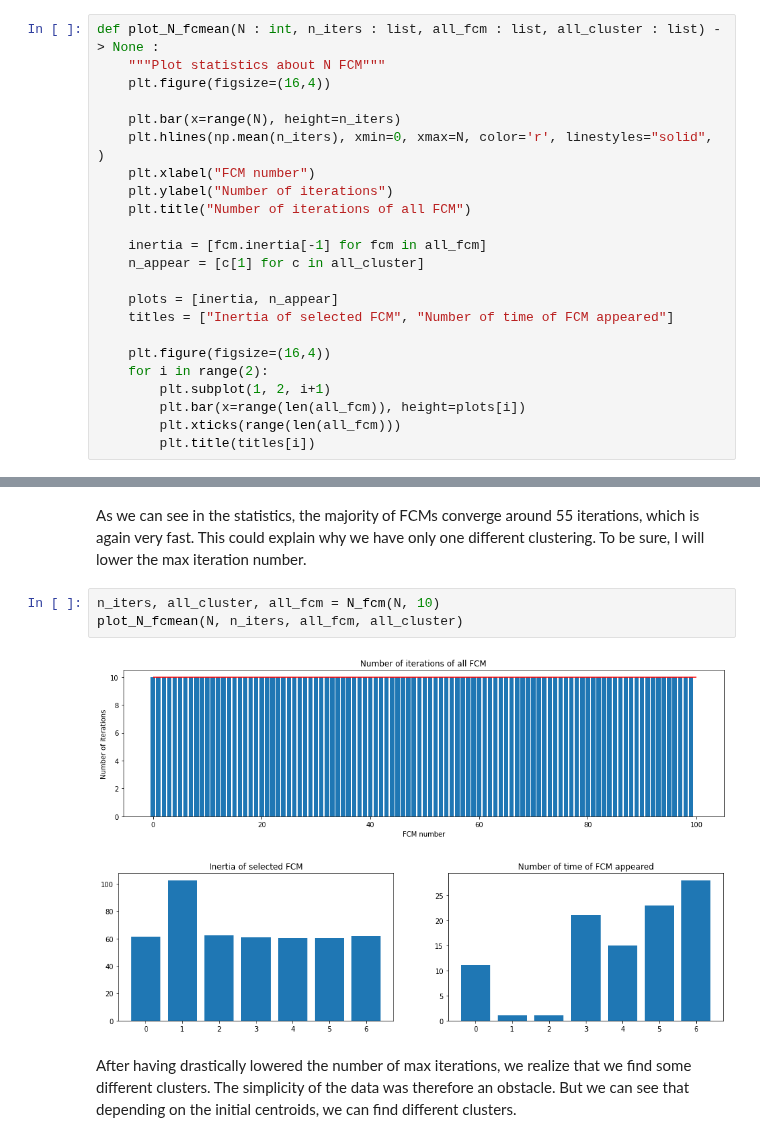
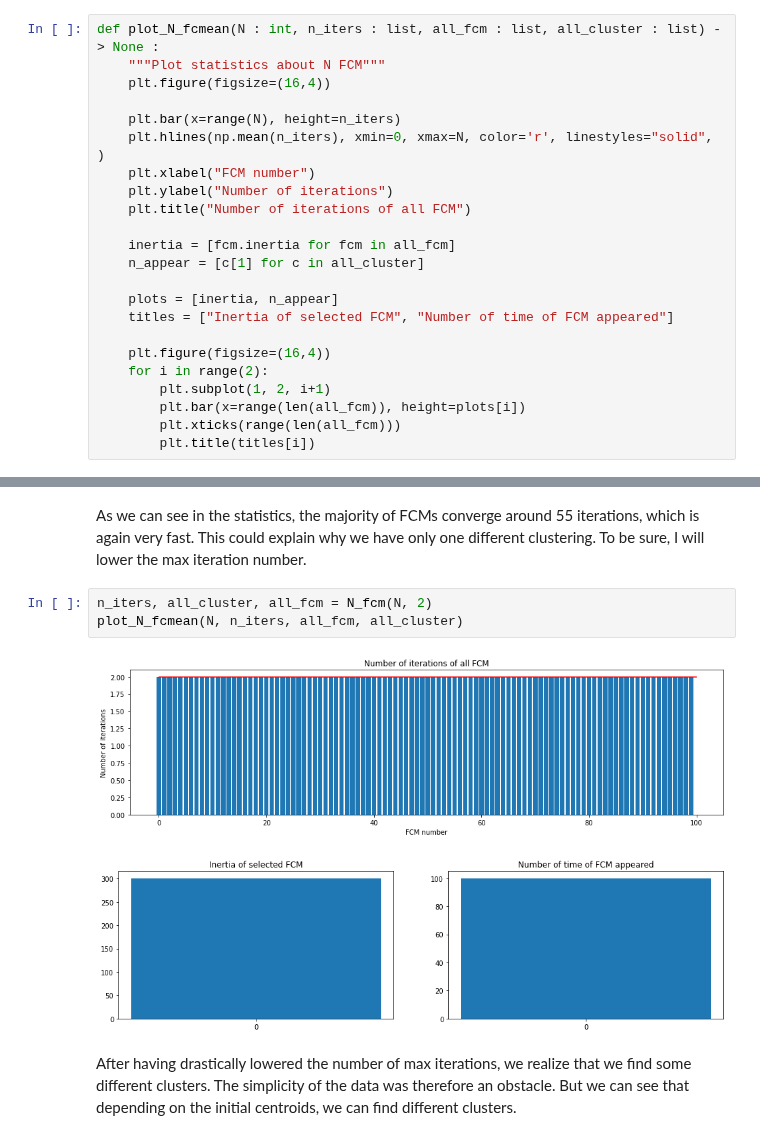
Before and after one commit to StundFR/ClusteringRecommendation, a Jupyter notebook: Fuzzy-C-means/fuzzycmeans.ipynb, the cells around one changed output, grey strips where cells are left out. Cells and saved outputs as stored; diff of their text form.

```diff
--- a/Fuzzy-C-means/fuzzycmeans.ipynb
+++ b/Fuzzy-C-means/fuzzycmeans.ipynb
@@ -199,7 +156,7 @@ def plot_N_fcmean(N : int, n_iters : list, all_fcm : list, all_cluster : list) -
     plt.ylabel("Number of iterations")
     plt.title("Number of iterations of all FCM")
 
-    inertia = [fcm.inertia[-1] for fcm in all_fcm]
+    inertia = [fcm.inertia for fcm in all_fcm]
     n_appear = [c[1] for c in all_cluster]
 
     plots = [inertia, n_appear]
@@ -224,11 +181,11 @@ plot_N_fcmean(N, n_iters, all_fcm, all_cluster)
 As we can see in the statistics, the majority of FCMs converge around 55 iterations, which is again very fast. This could explain why we have only one different clustering.
 To be sure, I will lower the max iteration number.
 # %%
-n_iters, all_cluster, all_fcm = N_fcm(N, 10)
+n_iters, all_cluster, all_fcm = N_fcm(N, 2)
 plot_N_fcmean(N, n_iters, all_fcm, all_cluster)
 # %% [output]
-[figure, old version]
+[figure, new version]
-[figure, old version]
+[figure, new version]
 # %% [markdown]
 After having drastically lowered the number of max iterations, we realize that we find some different clusters. The simplicity of the data was therefore an obstacle. But we can see that depending on the initial centroids, we can find different clusters.
 # %% [markdown]
```
Also changed, not shown: parts of 4 cells of this notebook.
